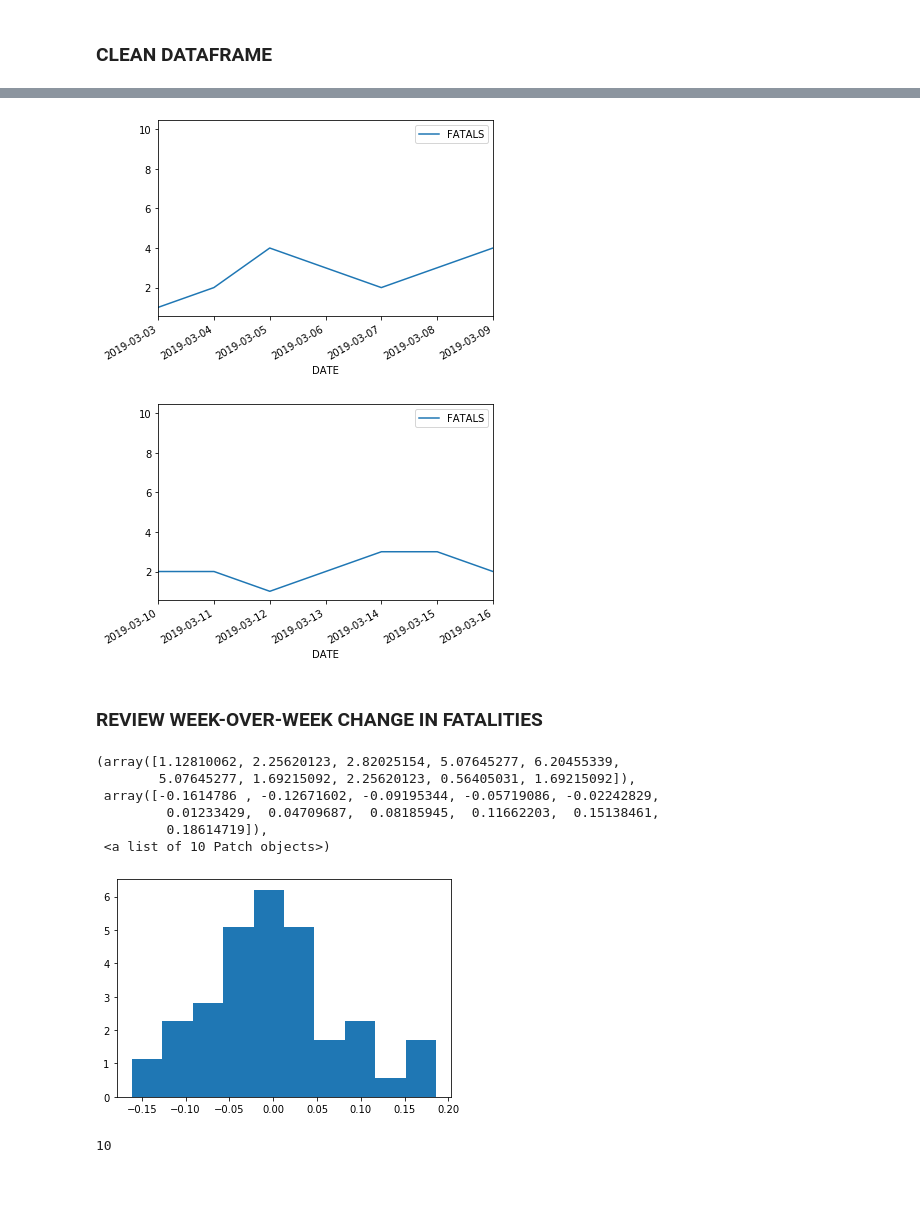
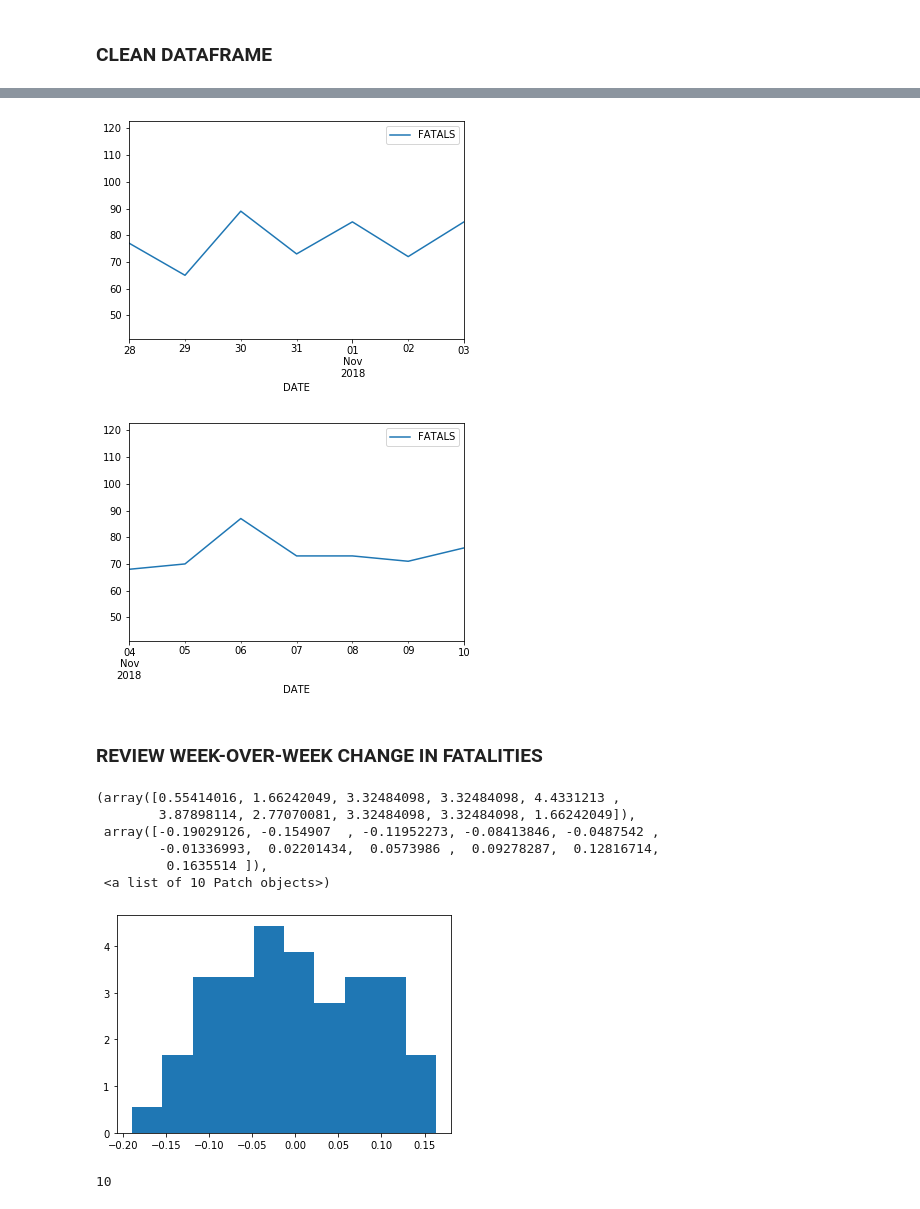
Before and after one commit to vieravfg/Analysis-of-Traffic-Fatalities, a Jupyter notebook: main.ipynb, the cells around one changed output, grey strips where cells are left out. Cells and saved outputs as stored; diff of their text form; code cells hidden in the pictures.

```diff
--- a/main.ipynb
+++ b/main.ipynb
@@ -18,7 +18,7 @@ import datetime as dt
 # %% [markdown]
 ### FILE PATHS
 # %%
-accident_csv = os.path.join("Resources", "2019.csv")
+accident_csv = os.path.join("Resources", "2018.csv")
 # %% [markdown]
 ### LOAD DATAFRAME
 # %%
@@ -102,27 +159,26 @@ plt.show()
 # %%
-start_date = '2019-03-03'
-end_date = '2019-03-09'
+# This includes 48 states with DLS
 
-sample_gb = control_df.groupby("DATE")
+# week before
+start_date = '2018-10-28'
+end_date = '2018-11-03'
+
+sample_gb = sample_df.groupby("DATE")
 summary = pd.DataFrame(sample_gb["FATALS"].sum())
 summary.reset_index(inplace=True)
 summary.plot(x="DATE", y="FATALS", kind="line")
 plt.xlim(start_date, end_date)
 plt.show()
+
+# week after DLS
+start_date = '2018-11-04'
+end_date = '2018-11-10'
+summary.plot(x="DATE", y="FATALS", kind="line")
+plt.xlim(start_date, end_date)
+plt.show()
 # %% [output]
-[figure, old version]
+[figure, new version]
+[figure, added]
-# %%
-start_date = pd.to_datetime('2019-03-10')
-end_date = pd.to_datetime('2019-03-16')
-
-sample_gb = control_df.groupby("DATE")
-summary = pd.DataFrame(sample_gb["FATALS"].sum())
-summary.reset_index(inplace=True)
-summary.plot(x="DATE", y="FATALS", kind="line")
-plt.xlim(start_date, end_date)
-plt.show()
-# %% [output]
-[figure, removed]
 # %% [markdown]
 ### REVIEW WEEK-OVER-WEEK CHANGE IN FATALITIES
 # %%
@@ -142,13 +198,13 @@ week_summary["WEEKLY_CHANGE"] = weekly_change
 week_summary["Z_SCORE"] = st.zscore(weekly_change, nan_policy='omit')
 plt.hist(week_summary["WEEKLY_CHANGE"], density=True)
 # %% [output]
-(array([1.12810062, 2.25620123, 2.82025154, 5.07645277, 6.20455339,
-        5.07645277, 1.69215092, 2.25620123, 0.56405031, 1.69215092]),
- array([-0.1614786 , -0.12671602, -0.09195344, -0.05719086, -0.02242829,
-         0.01233429,  0.04709687,  0.08185945,  0.11662203,  0.15138461,
-         0.18614719]),
+(array([0.55414016, 1.66242049, 3.32484098, 3.32484098, 4.4331213 ,
+        3.87898114, 2.77070081, 3.32484098, 3.32484098, 1.66242049]),
+ array([-0.19029126, -0.154907  , -0.11952273, -0.08413846, -0.0487542 ,
+        -0.01336993,  0.02201434,  0.0573986 ,  0.09278287,  0.12816714,
+         0.1635514 ]),
  <a list of 10 Patch objects>)
-[figure, old version]
+[figure, new version]
 # %%
 start_date.week # <- this is going to be off! need to add 1
 # %% [output]
```
Also changed, not shown: parts of 9 cells of this notebook.
